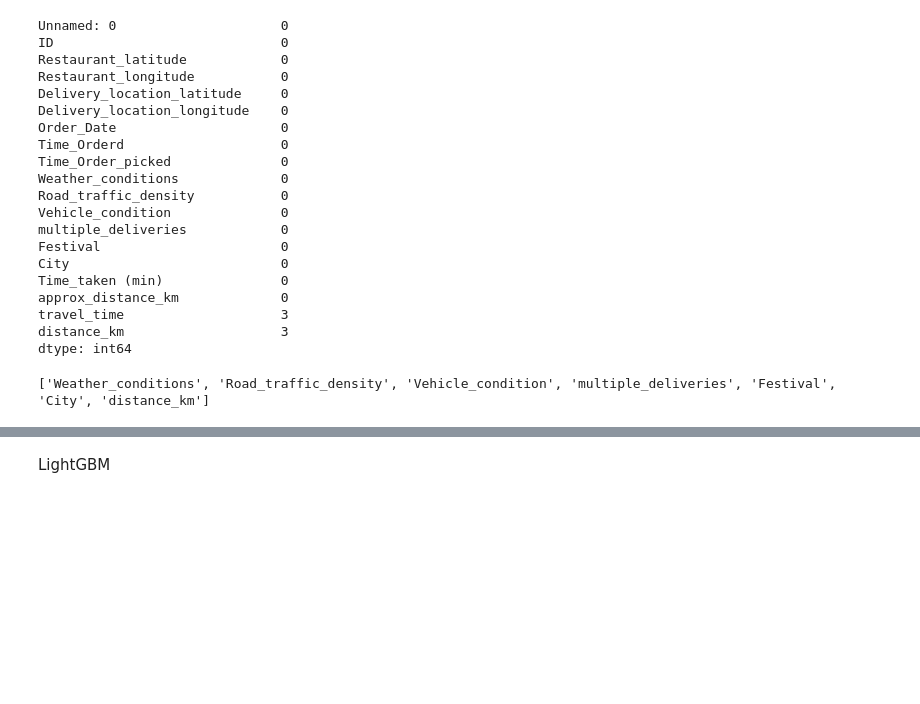
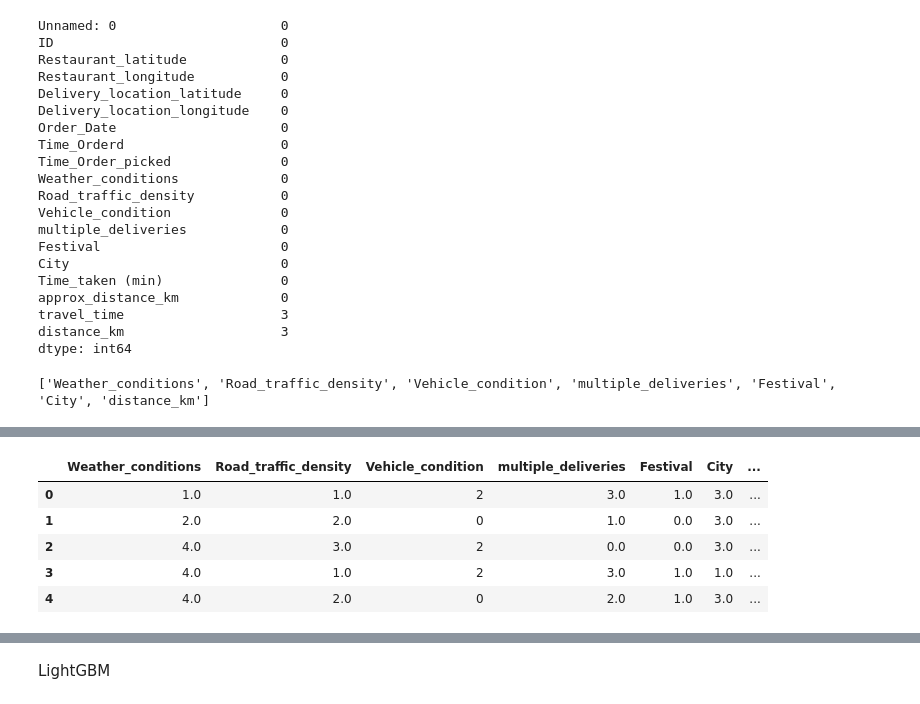
Before and after one commit to IridescentOwl/Gnu_maps, a Jupyter notebook: ML/model.ipynb, the cells around one changed output, grey strips where cells are left out. Cells and saved outputs as stored; diff of their text form; code cells hidden in the pictures; blank space fills up the shorter version.

```diff
--- a/ML/model.ipynb
+++ b/ML/model.ipynb
@@ -52,0 +64,42 @@ print(features)
+# %%
+n_samples = 45000
+n_samples1 = 25000
+
+np.random.seed(42)
+
+synthetic_data = {
+
+    'Weather_conditions': np.random.randint(1, 6, n_samples).astype(float),
+    'Road_traffic_density': np.random.randint(1, 5, n_samples).astype(float),
+    'Vehicle_condition': np.random.randint(0, 3, n_samples),
+    'multiple_deliveries': np.random.randint(0, 4, n_samples).astype(float),
+    'Festival': np.random.randint(0, 2, n_samples).astype(float),
+    'City': np.random.randint(1, 4, n_samples).astype(float),
+    'Time_taken (min)': np.random.uniform(2, 10, n_samples),
+    'distance_km': np.random.uniform(0.0, 1.6, n_samples)
+}
+
+synthetic_data1 = {
+
+    'Weather_conditions': np.random.randint(1, 6, n_samples1).astype(float),
+    'Road_traffic_density': np.random.randint(1, 5, n_samples1).astype(float),
+    'Vehicle_condition': np.random.randint(0, 3, n_samples1),
+    'multiple_deliveries': np.random.randint(0, 4, n_samples1).astype(float),
+    'Festival': np.random.randint(0, 2, n_samples1).astype(float),
+    'City': np.random.randint(1, 4, n_samples1).astype(float),
+    'Time_taken (min)': 0,
+    'distance_km': 0
+}
+
+synthetic_df = pd.DataFrame(synthetic_data)
+synthetic_df.head()
+
+synthetic_df1 = pd.DataFrame(synthetic_data1)
+synthetic_df1.head()
+# %% [output]
+|  | Weather_conditions | Road_traffic_density | Vehicle_condition | multiple_deliveries | Festival | City | ... |
+| 0 | 1.0 | 1.0 | 2 | 3.0 | 1.0 | 3.0 | ... |
+| 1 | 2.0 | 2.0 | 0 | 1.0 | 0.0 | 3.0 | ... |
+| 2 | 4.0 | 3.0 | 2 | 0.0 | 0.0 | 3.0 | ... |
+| 3 | 4.0 | 1.0 | 2 | 3.0 | 1.0 | 1.0 | ... |
+| 4 | 4.0 | 2.0 | 0 | 2.0 | 1.0 | 3.0 | ... |
```
Also changed, not shown: parts of 12 cells of this notebook, 8 other files.
